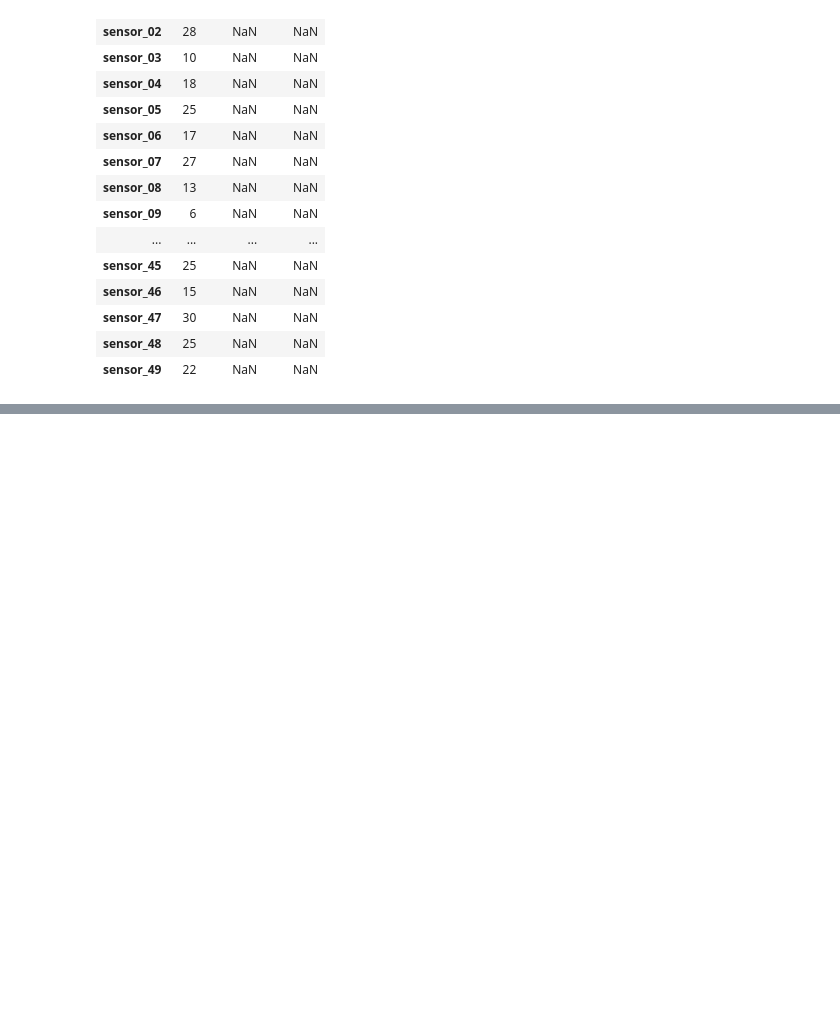
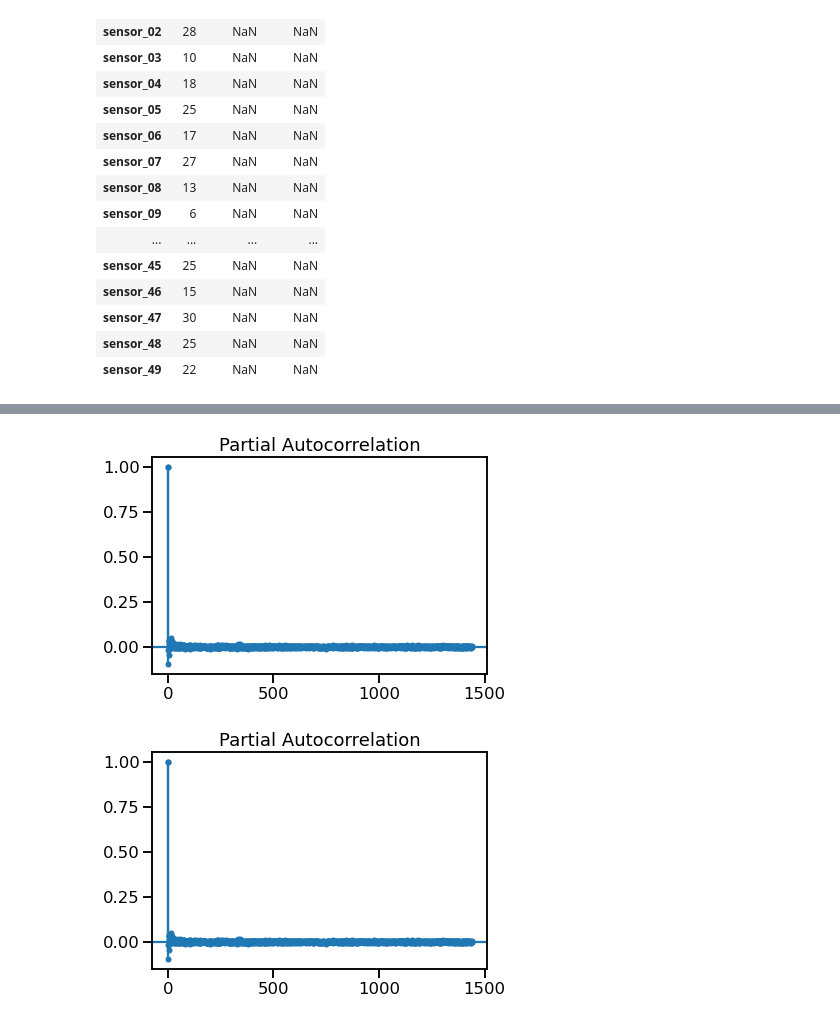
Before and after one commit to NicolaRonzoni/System-for-anomaly-detection, a Jupyter notebook: Time series.ipynb, the cells around one changed output, grey strips where cells are left out. Drawn from its saved outputs; the diff is of its cells as text; code cells hidden in the pictures; blank space fills up the shorter version.

```diff
--- a/Time series.ipynb
+++ b/Time series.ipynb
@@ -583,0 +616,6 @@ df.to_csv(f's3://{bucket}/{key}')
+# %%
+X=df1.sensor_11.head(131040)
+plot_pacf(X,lags=1440)
+# %% [output]
+[figure, added]
+[figure, added]
```
Also changed, not shown: parts of 12 cells of this notebook.
